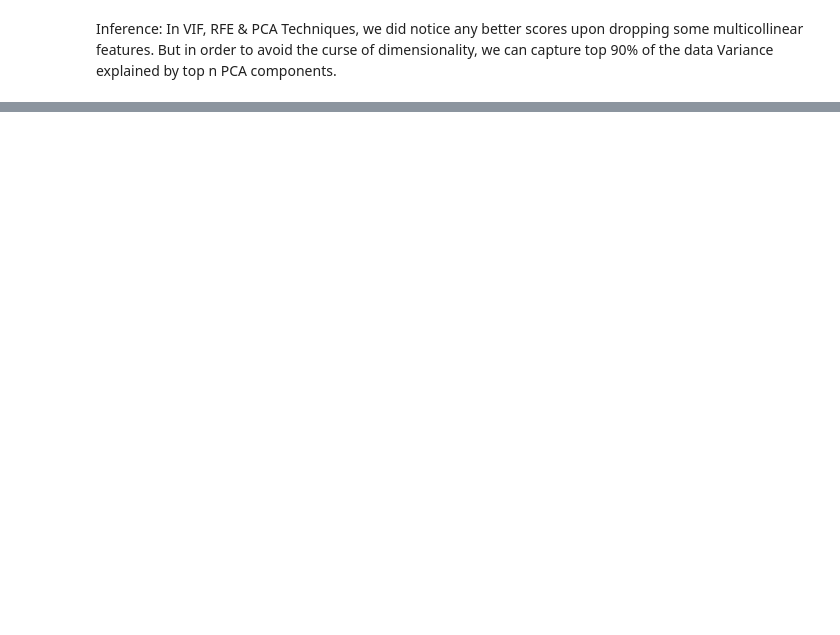
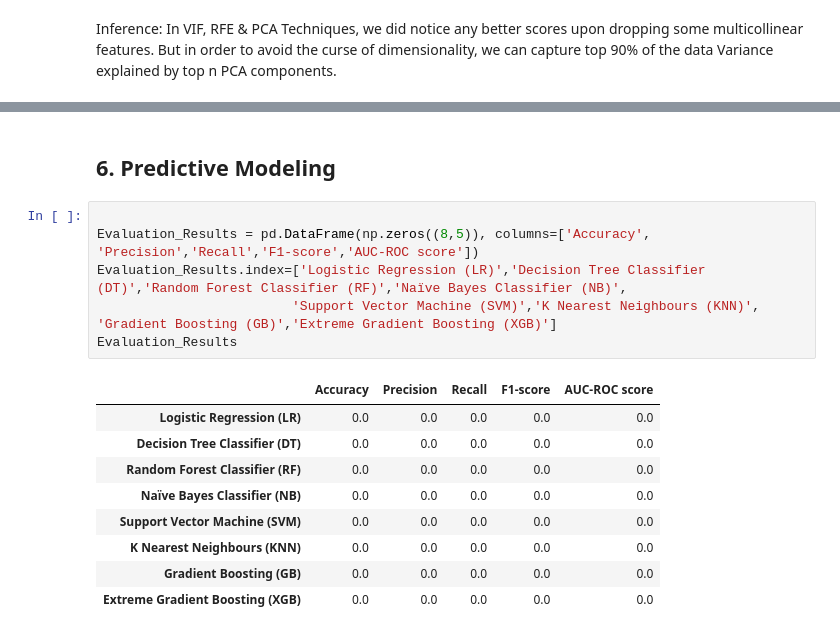
Before and after one commit to utkarshnaktode/insurance_claim_prediction, a Jupyter notebook: insurance_claim_prediction.ipynb, the cells around one changed output, grey strips where cells are left out. Saved outputs shown, nothing was run; the diff lists cells and outputs as text; blank space fills up the shorter version.

```diff
--- a/insurance_claim_prediction.ipynb
+++ b/insurance_claim_prediction.ipynb
@@ -604,0 +611,18 @@ NameError: name 'RFE' is not defined
+# %% [markdown]
+## 6. Predictive Modeling
+# %%
+
+Evaluation_Results = pd.DataFrame(np.zeros((8,5)), columns=['Accuracy', 'Precision','Recall','F1-score','AUC-ROC score'])
+Evaluation_Results.index=['Logistic Regression (LR)','Decision Tree Classifier (DT)','Random Forest Classifier (RF)','Naïve Bayes Classifier (NB)',
+                         'Support Vector Machine (SVM)','K Nearest Neighbours (KNN)', 'Gradient Boosting (GB)','Extreme Gradient Boosting (XGB)']
+Evaluation_Results
+# %% [output]
+|  | Accuracy | Precision | Recall | F1-score | AUC-ROC score |
+| Logistic Regression (LR) | 0.0 | 0.0 | 0.0 | 0.0 | 0.0 |
+| Decision Tree Classifier (DT) | 0.0 | 0.0 | 0.0 | 0.0 | 0.0 |
+| Random Forest Classifier (RF) | 0.0 | 0.0 | 0.0 | 0.0 | 0.0 |
+| Naïve Bayes Classifier (NB) | 0.0 | 0.0 | 0.0 | 0.0 | 0.0 |
+| Support Vector Machine (SVM) | 0.0 | 0.0 | 0.0 | 0.0 | 0.0 |
+| K Nearest Neighbours (KNN) | 0.0 | 0.0 | 0.0 | 0.0 | 0.0 |
+| Gradient Boosting (GB) | 0.0 | 0.0 | 0.0 | 0.0 | 0.0 |
+| Extreme Gradient Boosting (XGB) | 0.0 | 0.0 | 0.0 | 0.0 | 0.0 |
```
Also changed, not shown: parts of 9 cells of this notebook.
